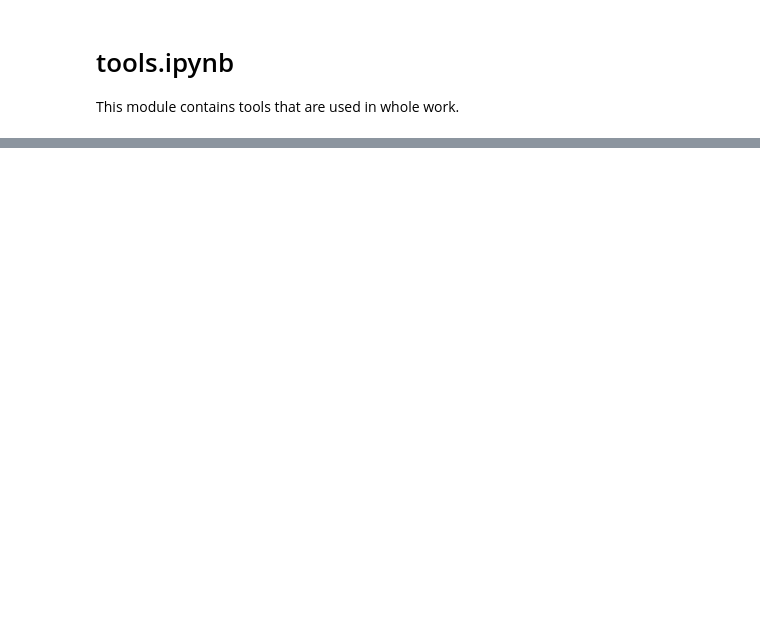
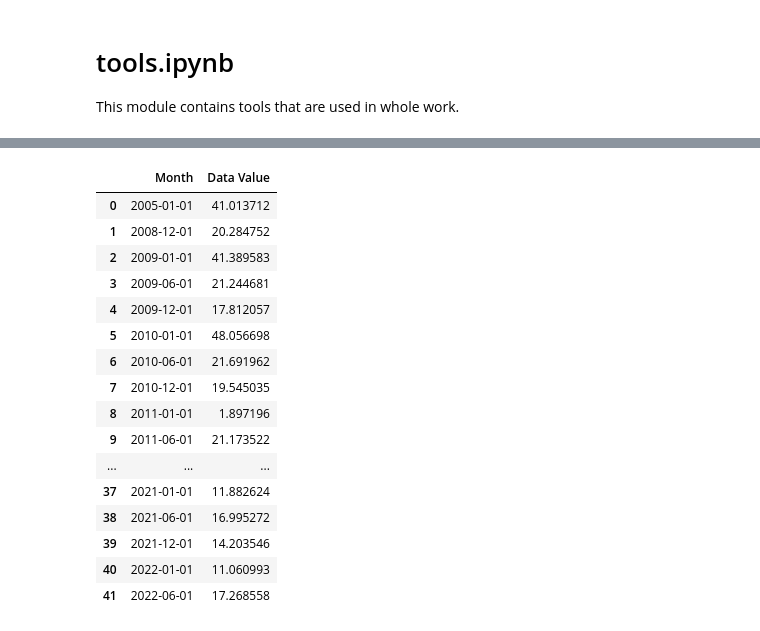
Before and after one commit to Esubaalew/AirQualityAnalysisN, a Jupyter notebook: analyze.ipynb, the cells around one changed output, grey strips where cells are left out. Saved outputs shown, nothing was run; the diff lists cells and outputs as text; code cells hidden in the pictures; blank space fills up the shorter version.

```diff
--- a/analyze.ipynb
+++ b/analyze.ipynb
@@ -71,0 +97,20 @@ plot_top_pollutants(path)
+# %%
+get_monthly_trends(data=data)
+# %% [output]
+|  | Month | Data Value |
+| 0 | 2005-01-01 | 41.013712 |
+| 1 | 2008-12-01 | 20.284752 |
+| 2 | 2009-01-01 | 41.389583 |
+| 3 | 2009-06-01 | 21.244681 |
+| 4 | 2009-12-01 | 17.812057 |
+| 5 | 2010-01-01 | 48.056698 |
+| 6 | 2010-06-01 | 21.691962 |
+| 7 | 2010-12-01 | 19.545035 |
+| 8 | 2011-01-01 | 1.897196 |
+| 9 | 2011-06-01 | 21.173522 |
+| ... | ... | ... |
+| 37 | 2021-01-01 | 11.882624 |
+| 38 | 2021-06-01 | 16.995272 |
+| 39 | 2021-12-01 | 14.203546 |
+| 40 | 2022-01-01 | 11.060993 |
+| 41 | 2022-06-01 | 17.268558 |
```
Also changed, not shown: parts of 6 cells of this notebook.
